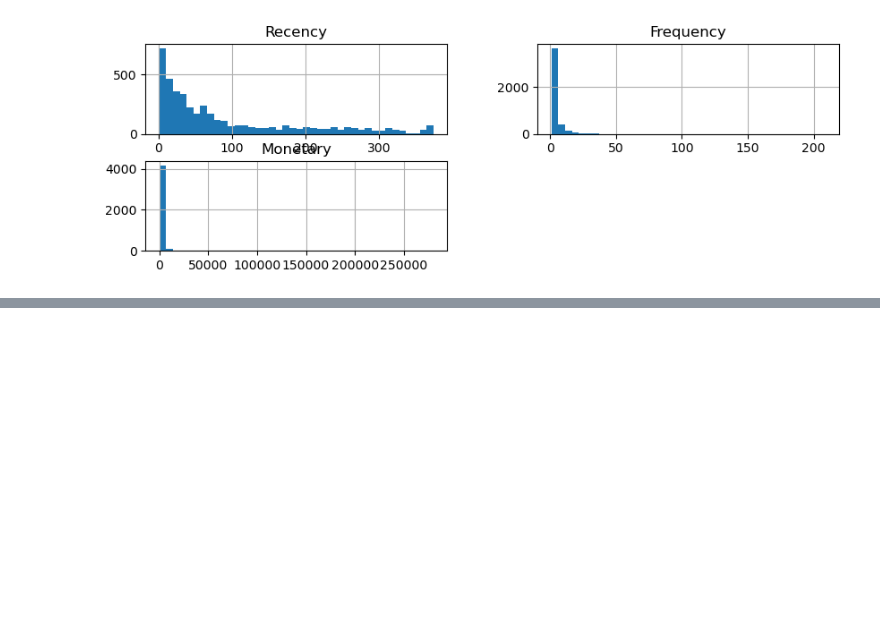
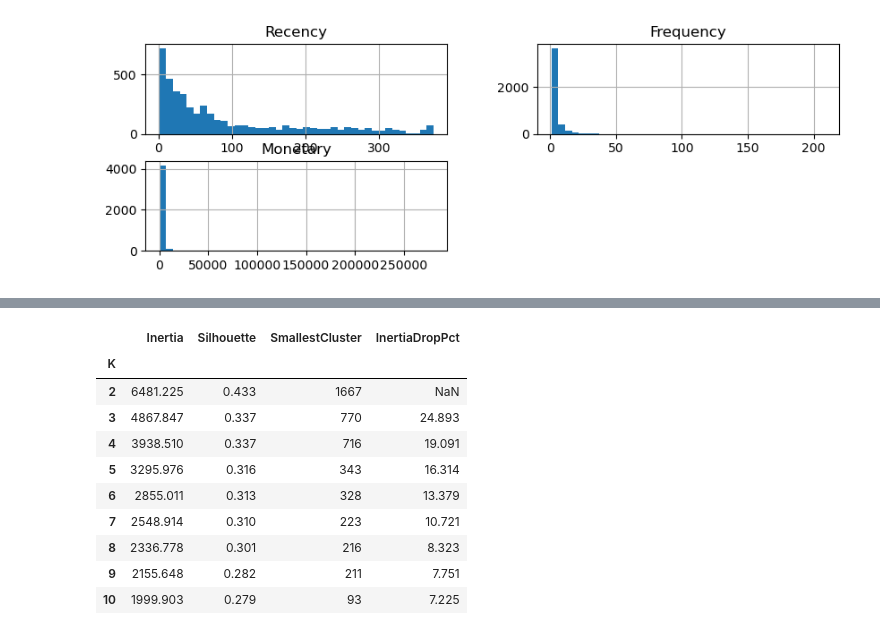
Before and after one commit to HammaadAlam/3730-Customer-Segmentation, a Jupyter notebook: preprocessing.ipynb, the cells around one changed output, grey strips where cells are left out. Cells and saved outputs as stored; diff of their text form; code cells hidden in the pictures; blank space fills up the shorter version.

```diff
--- a/preprocessing.ipynb
+++ b/preprocessing.ipynb
@@ -310,0 +318,35 @@ rfm_scaled = pd.DataFrame(
+# %%
+# Fit K-means for K = 2..10 and record inertia, silhouette score, and smallest cluster size
+from sklearn.cluster import KMeans
+from sklearn.metrics import silhouette_score
+
+k_values = range(2, 11)
+k_results = []
+
+for k in k_values:
+    kmeans = KMeans(n_clusters=k, n_init=10, random_state=42)
+    labels = kmeans.fit_predict(rfm_scaled)
+    k_results.append({
+        "K": k,
+        "Inertia": kmeans.inertia_,
+        "Silhouette": silhouette_score(rfm_scaled, labels),
+        "SmallestCluster": np.bincount(labels).min(),
+    })
+
+k_results_df = pd.DataFrame(k_results).set_index("K")
+
+# Percent reduction in inertia compared with the previous K
+k_results_df["InertiaDropPct"] = -k_results_df["Inertia"].pct_change() * 100
+k_results_df.round(3)
+# %% [output]
+|  | Inertia | Silhouette | SmallestCluster | InertiaDropPct |
+| K |  |  |  |  |
+| 2 | 6481.225 | 0.433 | 1667 | NaN |
+| 3 | 4867.847 | 0.337 | 770 | 24.893 |
+| 4 | 3938.510 | 0.337 | 716 | 19.091 |
+| 5 | 3295.976 | 0.316 | 343 | 16.314 |
+| 6 | 2855.011 | 0.313 | 328 | 13.379 |
+| 7 | 2548.914 | 0.310 | 223 | 10.721 |
+| 8 | 2336.778 | 0.301 | 216 | 8.323 |
+| 9 | 2155.648 | 0.282 | 211 | 7.751 |
+| 10 | 1999.903 | 0.279 | 93 | 7.225 |
```
Also changed, not shown: parts of 4 cells of this notebook.
